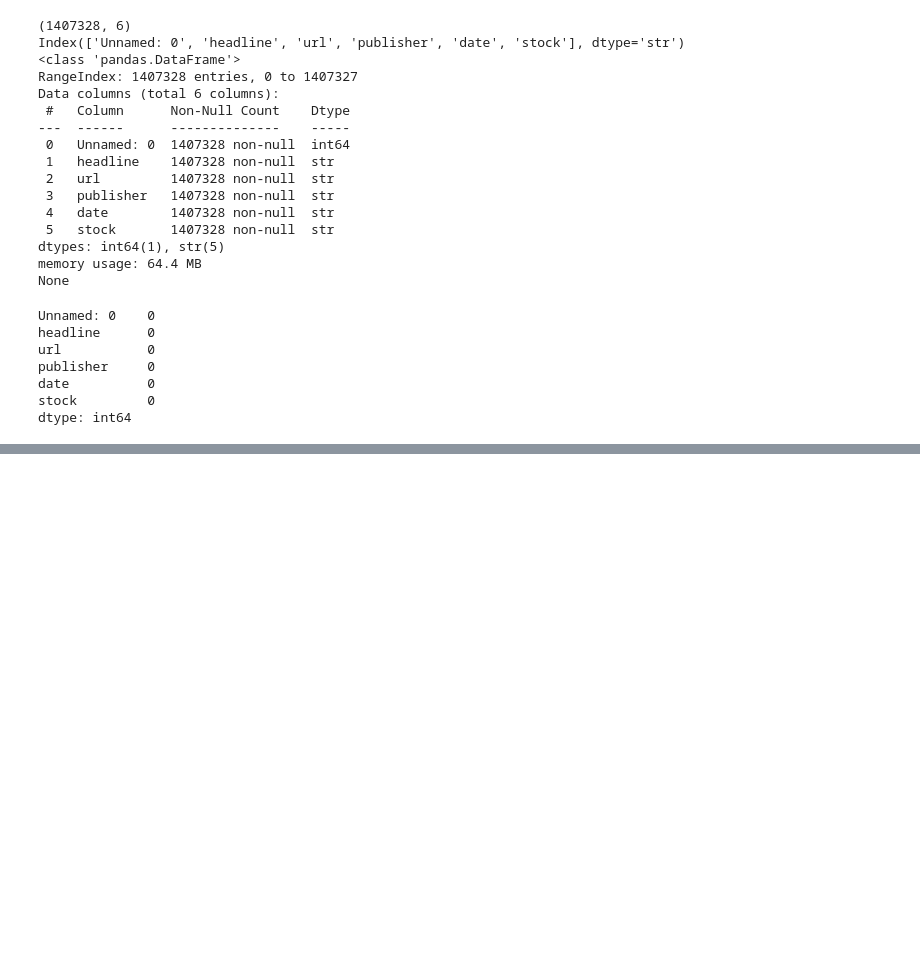
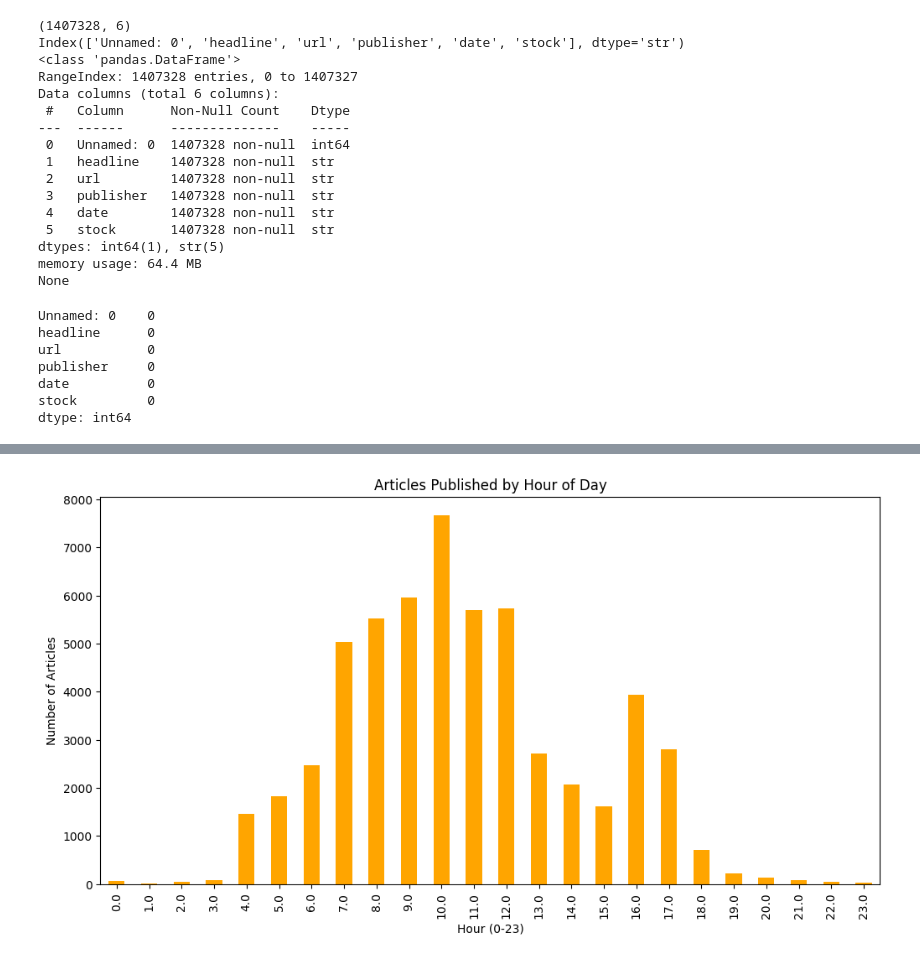
Before and after one commit to bethabreham/news-sentiment-analysis, a Jupyter notebook: notebooks/task1_eda.ipynb, the cells around one changed output, grey strips where cells are left out. Cells and saved outputs as stored; diff of their text form; code cells hidden in the pictures; blank space fills up the shorter version.

```diff
--- a/notebooks/task1_eda.ipynb
+++ b/notebooks/task1_eda.ipynb
@@ -56,0 +121,10 @@ dtype: int64
+# %%
+articles_by_hour = df_news['hour'].value_counts().sort_index()
+plt.figure(figsize=(12, 6))
+articles_by_hour.plot(kind='bar', color='orange')
+plt.title('Articles Published by Hour of Day')
+plt.xlabel('Hour (0-23)')
+plt.ylabel('Number of Articles')
+plt.show()
+# %% [output]
+[figure, added]
```
Also changed, not shown: parts of 9 cells of this notebook.
